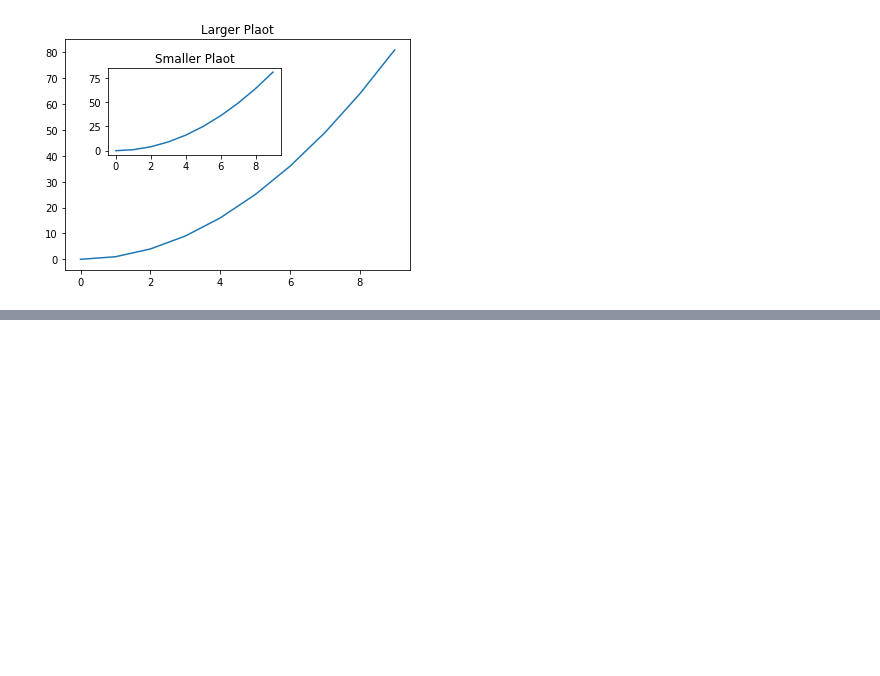
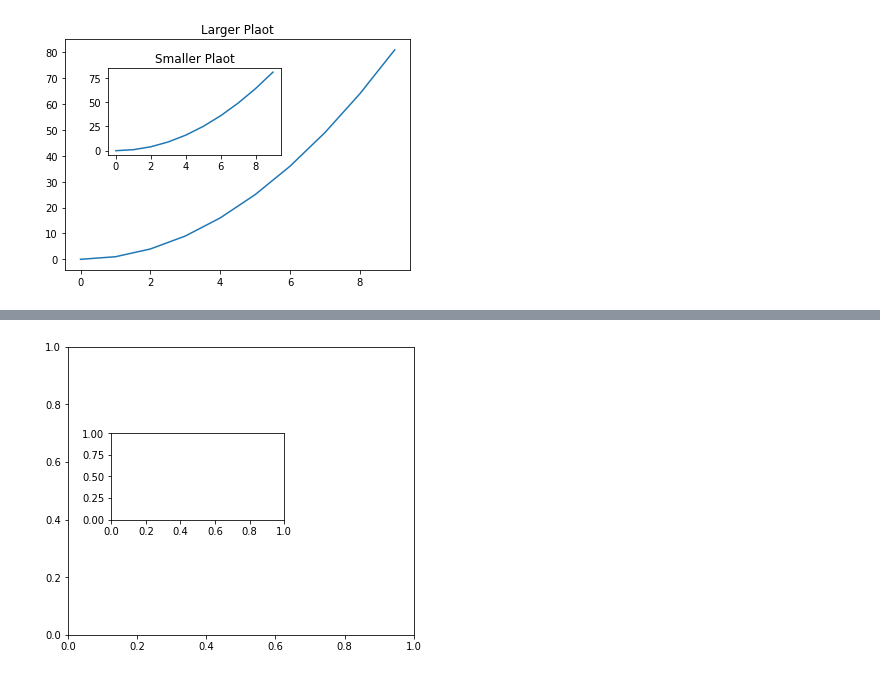
Before and after one commit to dailycodeminskole/DS_B, a Jupyter notebook: MATPLOTLIB UDEMY.ipynb, the cells around one changed output, grey strips where cells are left out. Saved outputs shown, nothing was run; the diff lists cells and outputs as text; code cells hidden in the pictures; blank space fills up the shorter version.

```diff
--- a/MATPLOTLIB UDEMY.ipynb
+++ b/MATPLOTLIB UDEMY.ipynb
@@ -122,0 +157,7 @@ Text(0.5, 1.0, 'Larger Plaot')
+# %%
+# sharing the canvas
+fig = plt.figure()
+axes1 = fig.add_axes([0.1,0.1,0.8,1])  #(left, bottom, width, height)
+axes2 = fig.add_axes([0.2,0.5,0.4,0.3])
+# %% [output]
+[figure, added]
```
Also changed, not shown: parts of 30 cells of this notebook.
